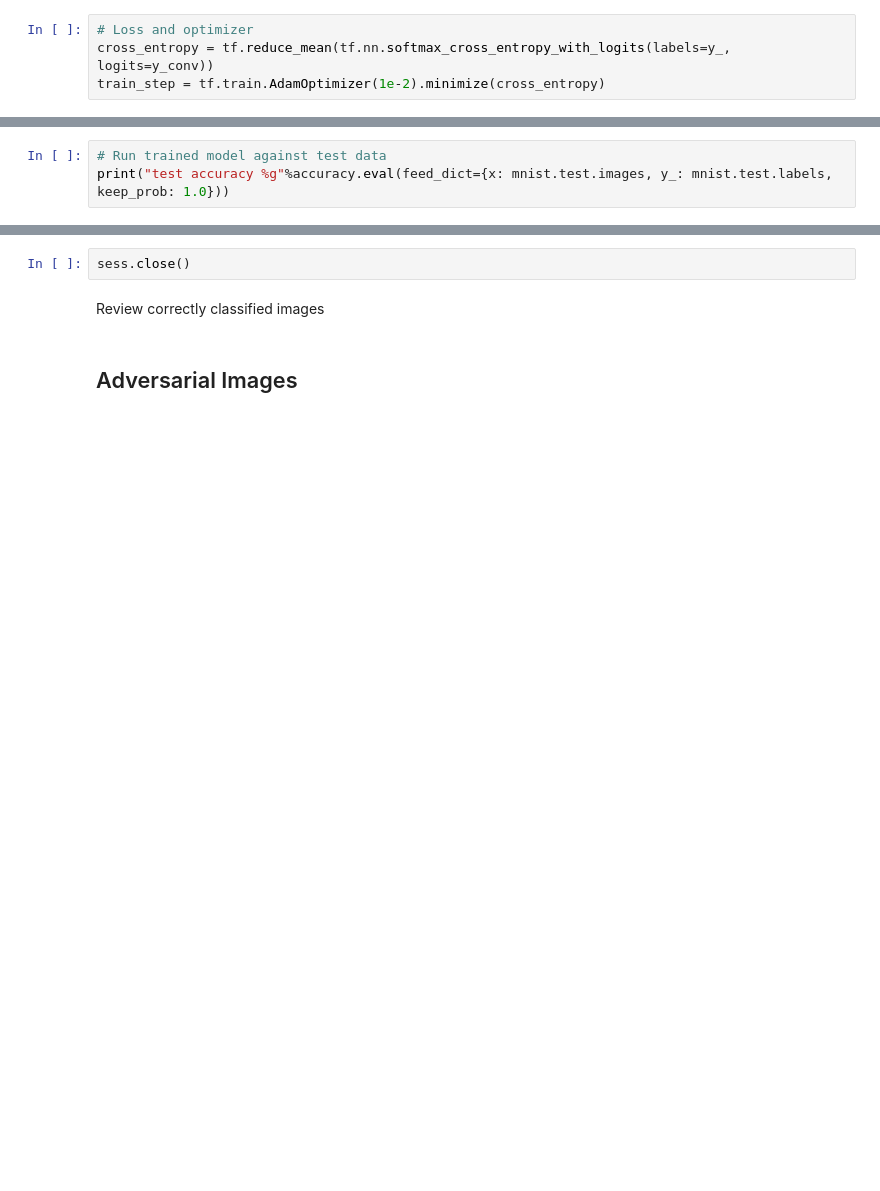
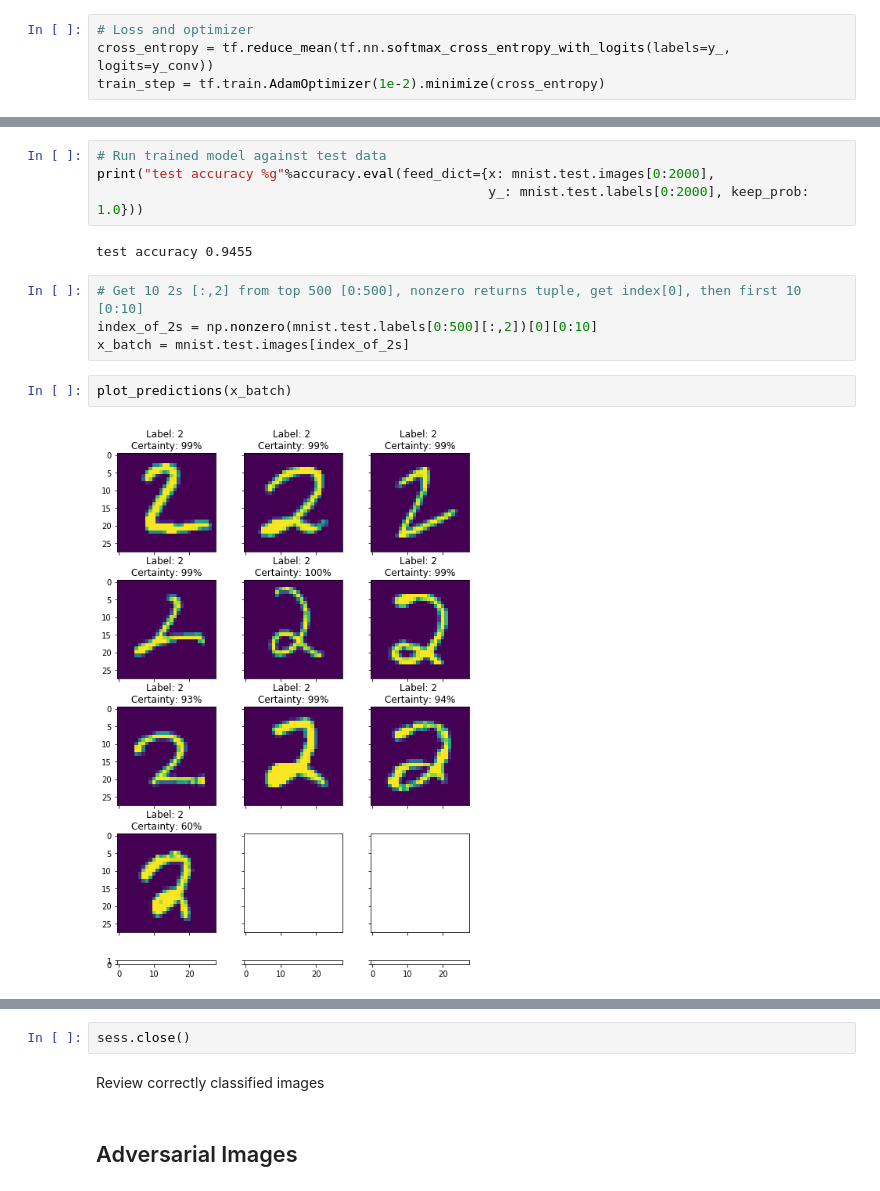
Before and after one commit to jasonicarter/MNIST-adversarial-images, a Jupyter notebook: MNIST-adversarial-images.ipynb, the cells around one changed output, grey strips where cells are left out. Cells and saved outputs as stored; diff of their text form; blank space fills up the shorter version.

```diff
--- a/MNIST-adversarial-images.ipynb
+++ b/MNIST-adversarial-images.ipynb
@@ -139,3 +166,14 @@ for i in range(2000):
 # %%
 # Run trained model against test data
-print("test accuracy %g"%accuracy.eval(feed_dict={x: mnist.test.images, y_: mnist.test.labels, keep_prob: 1.0}))
+print("test accuracy %g"%accuracy.eval(feed_dict={x: mnist.test.images[0:2000],
+                                                  y_: mnist.test.labels[0:2000], keep_prob: 1.0}))
+# %% [output]
+test accuracy 0.9455
+# %%
+# Get 10 2s [:,2] from top 500 [0:500], nonzero returns tuple, get index[0], then first 10 [0:10]
+index_of_2s = np.nonzero(mnist.test.labels[0:500][:,2])[0][0:10]
+x_batch = mnist.test.images[index_of_2s]
+# %%
+plot_predictions(x_batch)
+# %% [output]
+[figure, added]
```
Also changed, not shown: parts of 10 cells of this notebook.
